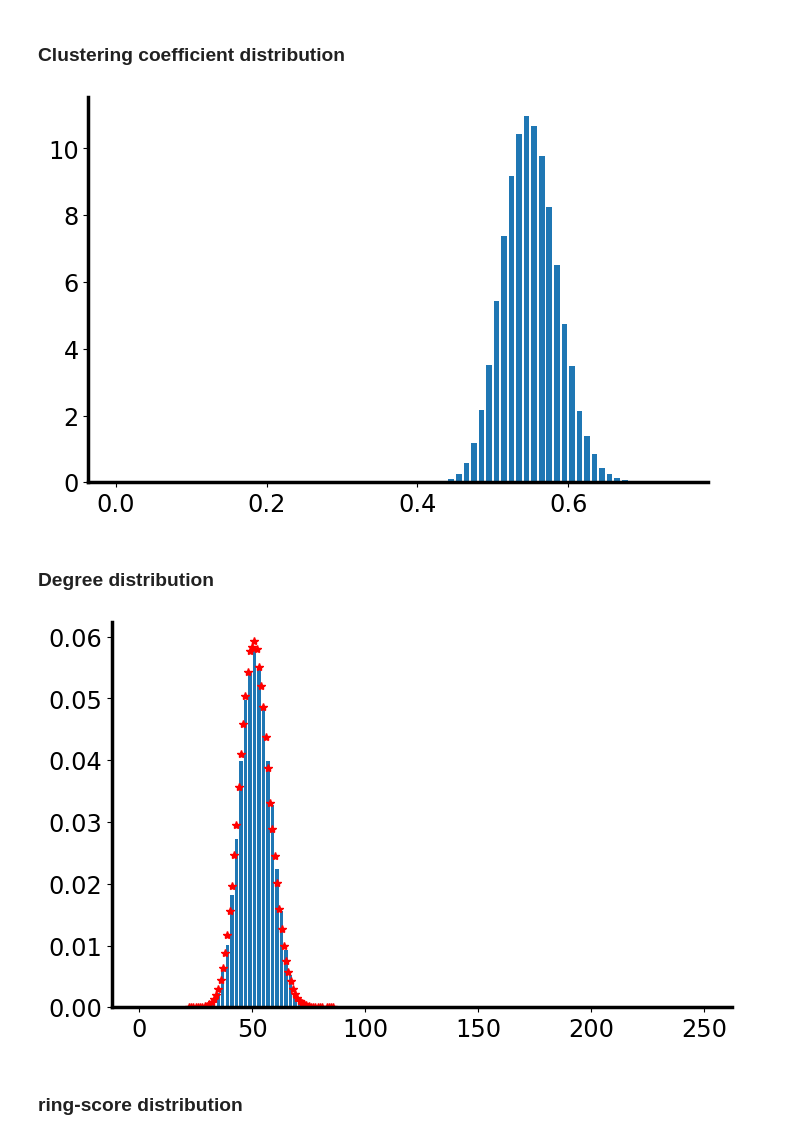
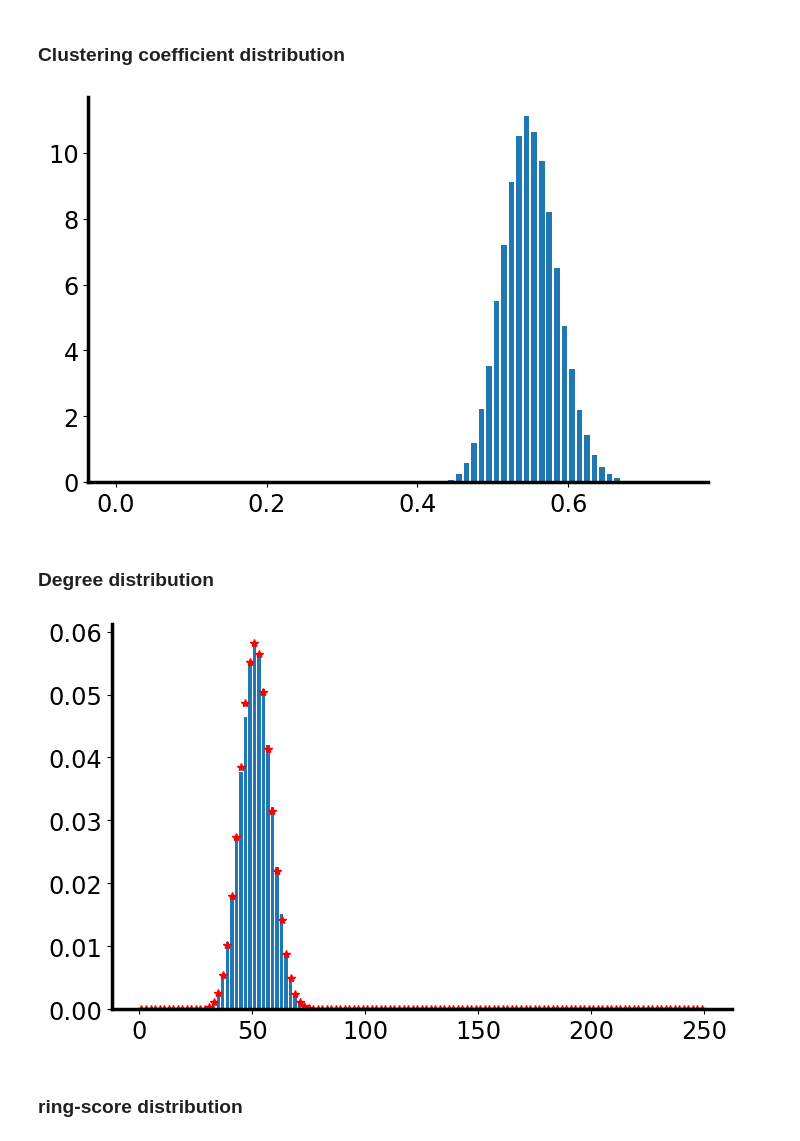
Before and after one commit to ClusterDuck123/ringity, a Jupyter notebook: doc/figures/Fig3-network_model_parameters.ipynb, the cells around one changed output. Cells and saved outputs as stored; diff of their text form; code cells hidden in the pictures.

Commit message:
fixed degree distribution bug

```diff
--- a/doc/figures/Fig3-network_model_parameters.ipynb
+++ b/doc/figures/Fig3-network_model_parameters.ipynb
@@ -114,7 +114,7 @@ def draw_network_visualiztion(builder, N = 2**9, layout = 'both'):
     return netviz_fig
 
 
-def draw_clustering_distribution(builder, n_ensemble = N_ENSEMBLE, with_labels = False, bins = 75):
+def draw_clustering_distribution(builder, n_ensemble = 2**2 * N_ENSEMBLE, with_labels = False, bins = 75):
     clust = []
 
     for _ in range(n_ensemble):
@@ -137,25 +137,26 @@ def draw_clustering_distribution(builder, n_ensemble = N_ENSEMBLE, with_labels =
 
     return clustdist_fig
 
-
-def draw_degree_distribution(builder, n_ensemble = N_ENSEMBLE, with_labels = False):
-    def binomial_distribution(theta, size):
+def binomial_distribution(builder, theta):
         distribution = np.random.binomial(builder.N-1,
                                           rtrafo.local_density(theta = theta,
                                                                r = builder.response,
                                                                c = builder.coupling,
-                                                               beta = builder.delay),
-                                          size=size)
+                                                               beta = builder.delay))
         return distribution
 
-    degs_exp = [deg for theta in rdist.delaydist.rvs(size=builder.N, beta=builder.delay)
-                        for deg in binomial_distribution(theta, size = 2**10)]
 
-    degs_exp, freqs_exp = zip(*Counter(degs_exp).items())
-    freqs_exp = np.array(freqs_exp) / sum(freqs_exp)
+def draw_degree_distribution(builder, n_ensemble = N_ENSEMBLE, with_labels = False):
+    degs_exp = [binomial_distribution(builder, rdist.delaydist.rvs(beta=builder.delay))
+                   for _ in range(n_ensemble*builder.N)]
+
+    degs_exp_hist, freqs_exp_edges = np.histogram(degs_exp,
+                                                  bins=125,
+                                                  range=(0, 250),
+                                                  density=True)
+    freqs_exp = [(a+b)/2 for a, b in zip(freqs_exp_edges[:-1], freqs_exp_edges[1:])]
 
     degs = []
-
     for _ in range(n_ensemble):
         G = rng.network_model(N = builder.N,
                               c = builder.coupling,
@@ -170,7 +171,7 @@ def draw_degree_distribution(builder, n_ensemble = N_ENSEMBLE, with_labels = Fal
             bins = 125, range = (0, 250),
             rwidth = 0.75, density = True);
 
-    ax.plot(degs_exp, freqs_exp, '*r')
+    ax.plot(freqs_exp, degs_exp_hist, '*r')
 
     if with_labels:
         ax.set_xlabel('degree', fontsize=18)
@@ -262,15 +263,15 @@ clustdist_fig = draw_clustering_distribution(builder,
                                              with_labels = False,
                                              n_ensemble = N_ENSEMBLE)
 # %% [output]
-[figure, old version]
+[figure, new version]
 # %% [markdown]
 ### Degree distribution
 # %%
 degdist_fig = draw_degree_distribution(builder,
-                                       n_ensemble = 2**5,
+                                       n_ensemble = N_ENSEMBLE,
                                        with_labels = False)
 # %% [output]
-[figure, old version]
+[figure, new version]
 # %% [markdown]
 ### ring-score distribution
 # %%
```
Also changed, not shown: parts of 20 cells of this notebook.
